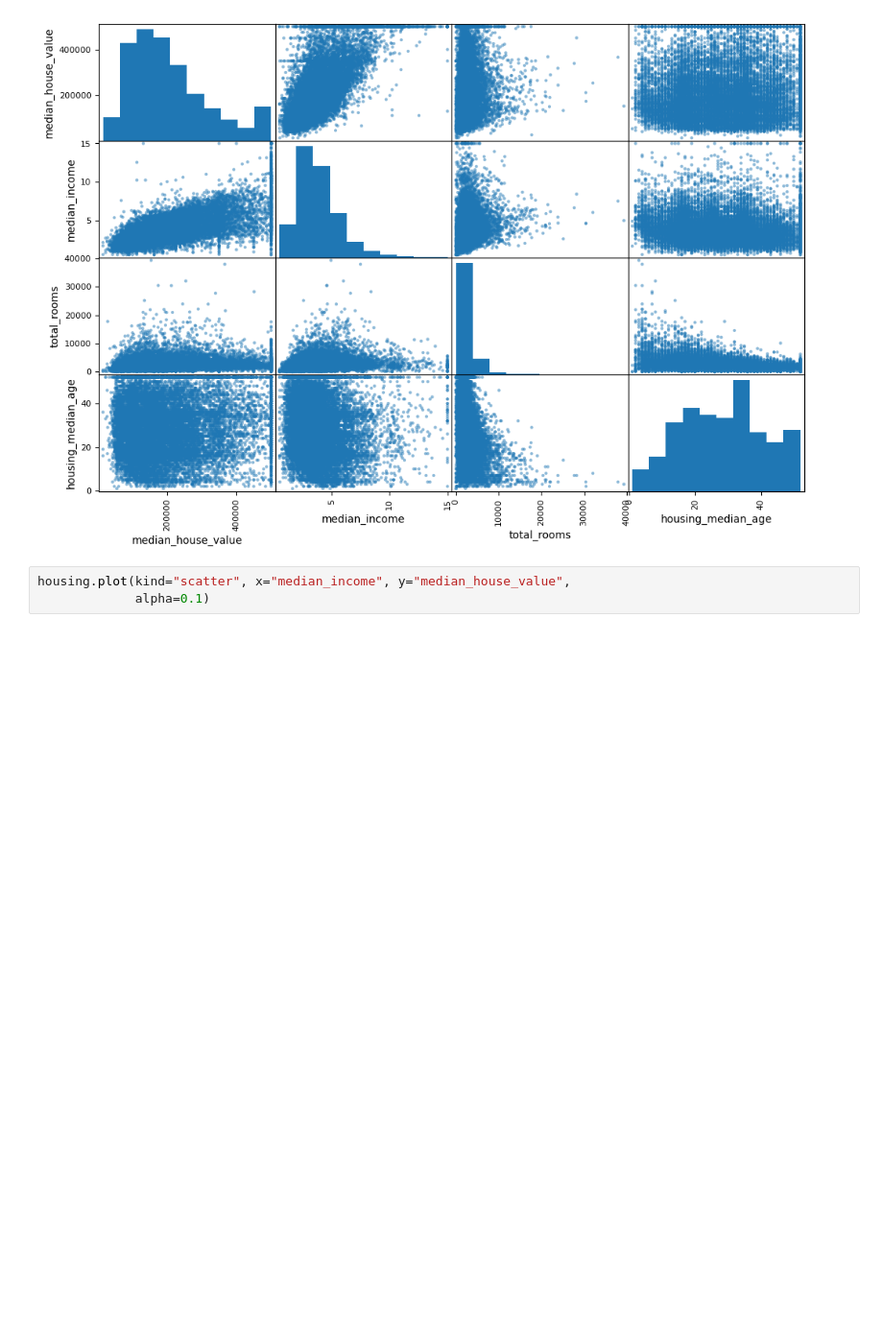
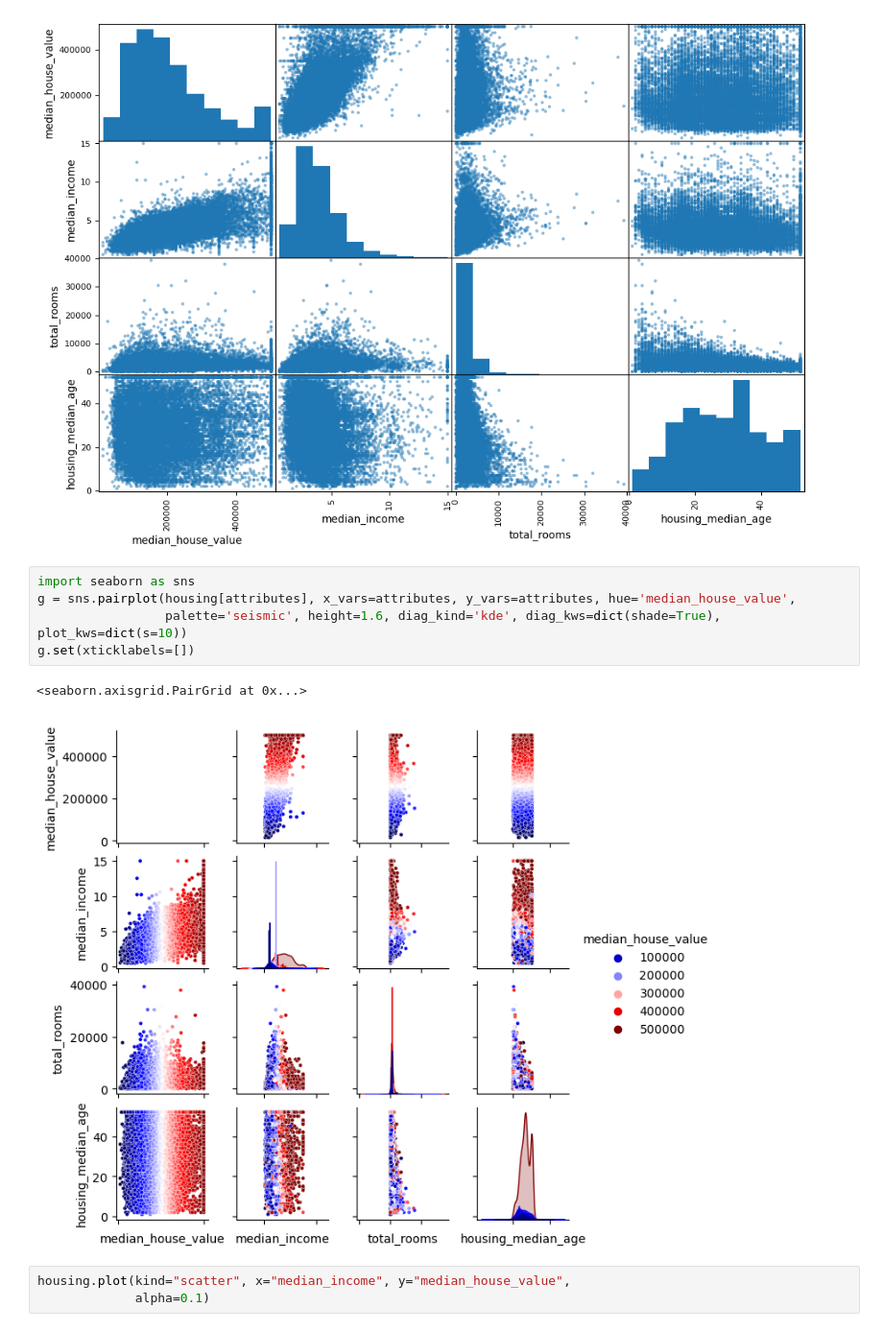
Before and after one commit to FrankLloyd83/HandsOnML_lecture, a Jupyter notebook: housing.ipynb, the cells around one changed output. Shown at 96% size. Cells and saved outputs as stored; diff of their text form; blank space fills up the shorter version.

```diff
--- a/housing.ipynb
+++ b/housing.ipynb
@@ -214,6 +214,14 @@ array([[<AxesSubplot:xlabel='median_house_value', ylabel='median_house_value'>,
         <AxesSubplot:xlabel='housing_median_age', ylabel='housing_median_age'>]],
       dtype=object)
 [figure]
+# %%
+import seaborn as sns
+g = sns.pairplot(housing[attributes], x_vars=attributes, y_vars=attributes, hue='median_house_value',
+                 palette='seismic', height=1.6, diag_kind='kde', diag_kws=dict(shade=True), plot_kws=dict(s=10))
+g.set(xticklabels=[])
+# %% [output]
+<seaborn.axisgrid.PairGrid at 0x...>
+[figure, added]
 # %%
 housing.plot(kind="scatter", x="median_income", y="median_house_value",
              alpha=0.1)
```
Also changed, not shown: parts of 10 cells of this notebook, 33 other files.
